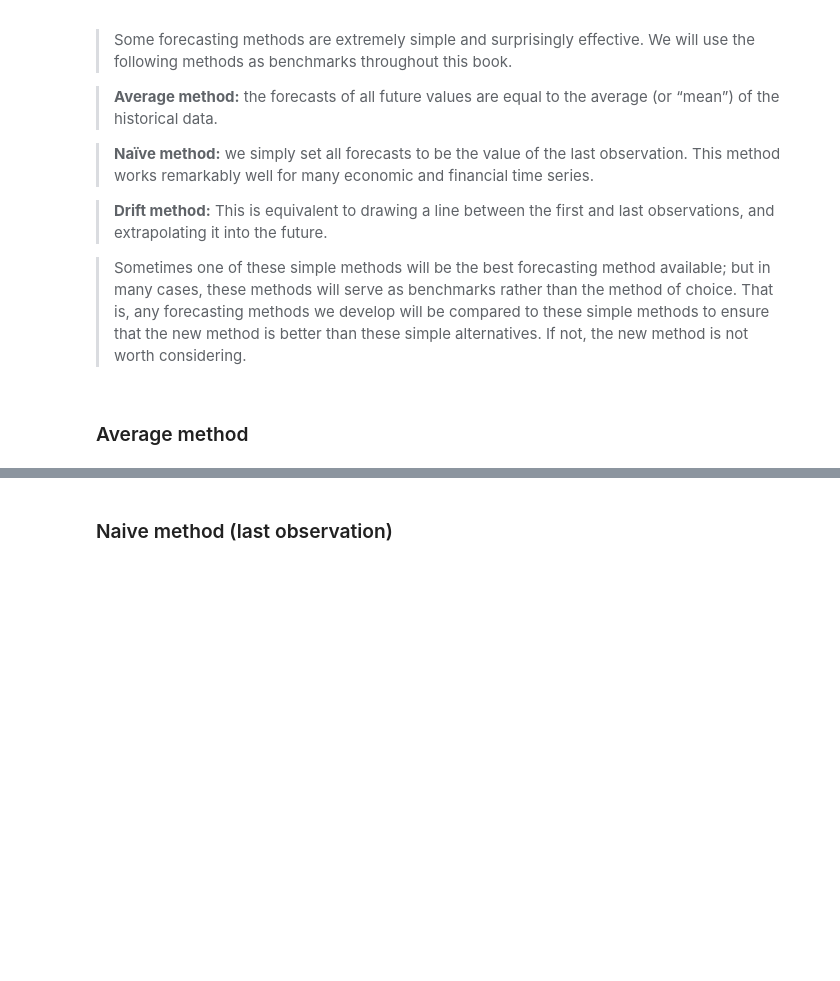
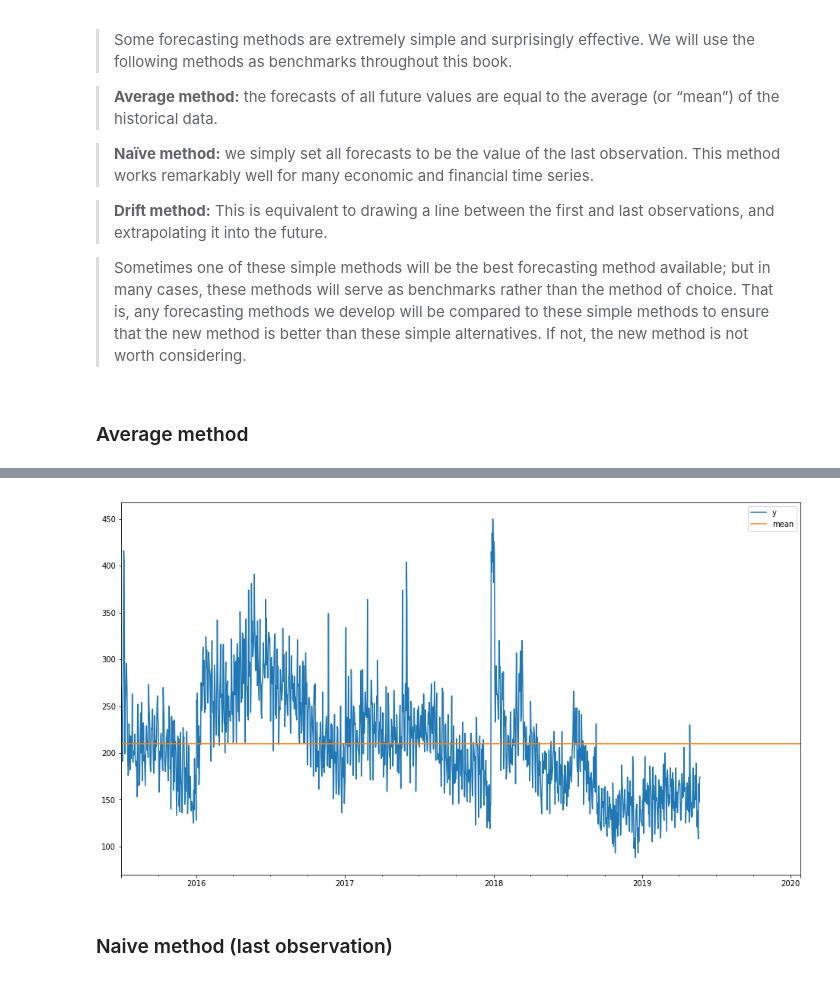
Before and after one commit to bloominstituteoftechnology/DS-Unit-2-Regression-1, a Jupyter notebook: module1-making-forecasts/making_forecasts_lesson.ipynb, the cells around one changed output, grey strips where cells are left out. Cells and saved outputs as stored; diff of their text form; code cells hidden in the pictures; blank space fills up the shorter version.

```diff
--- a/module1-making-forecasts/making_forecasts_lesson.ipynb
+++ b/module1-making-forecasts/making_forecasts_lesson.ipynb
@@ -51,2 +82,9 @@ If you're using Colab and you downloaded a CSV file, you can follow [this post b
+# %%
+df = df.rename(columns={'Date': 'ds', "Backpacking (wilderness)": 'y'})
+# %%
+df['mean'] = df['y'].mean()
+df.plot(figsize=(16, 9));
+# %% [output]
+[figure, added]
 # %% [markdown]
 ### Naive method (last observation)
```
Also changed, not shown: parts of 15 cells of this notebook, 4 other files.
